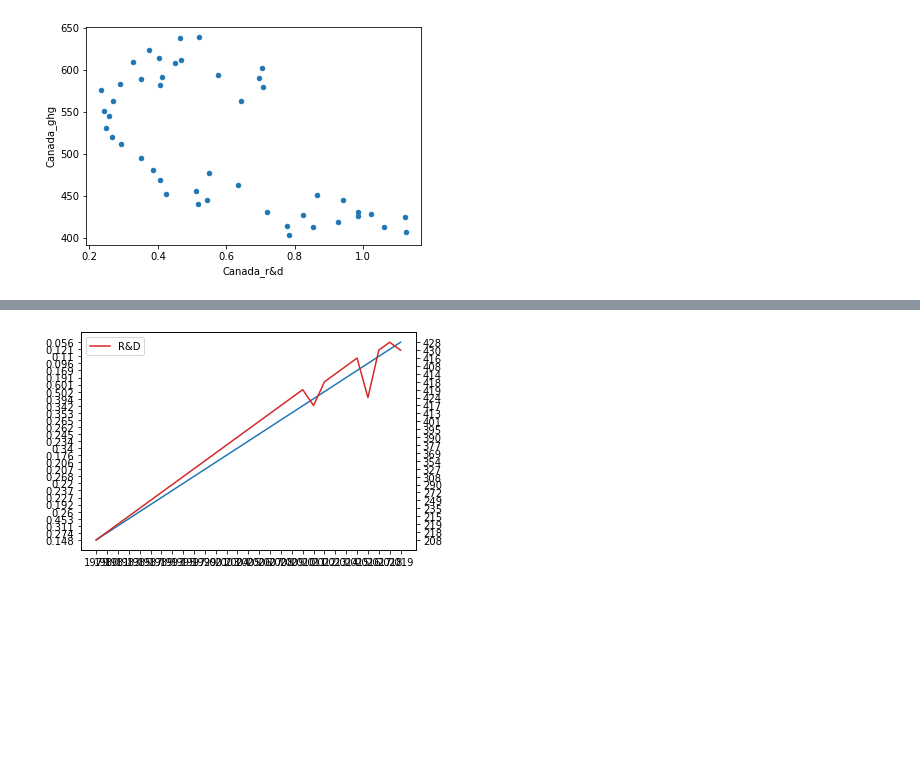
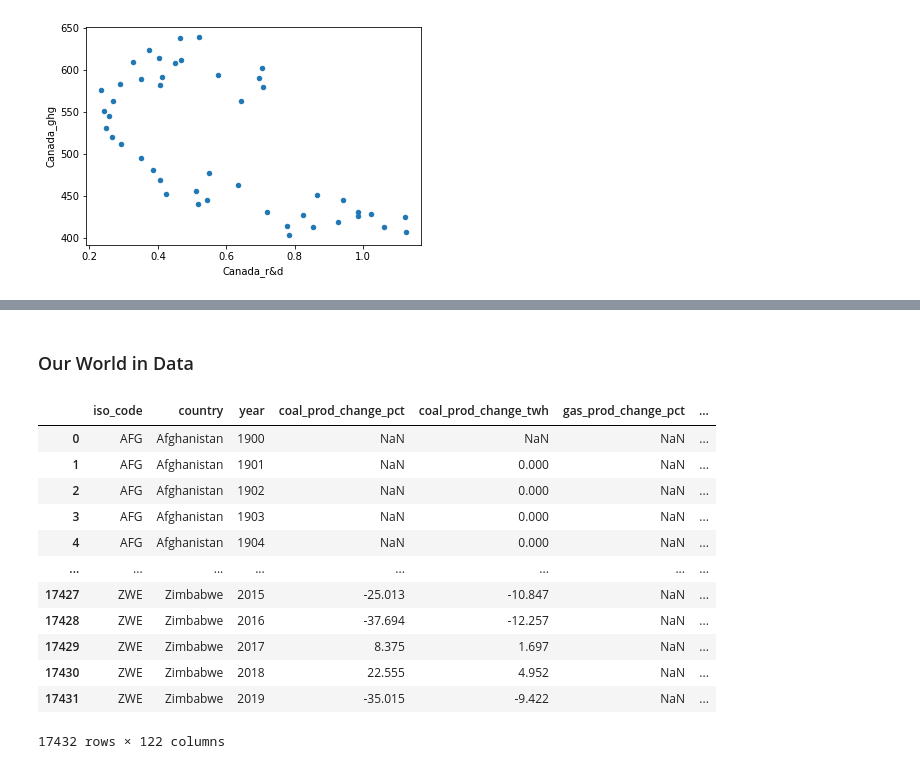
Before and after one commit to Adam-Omarali/BDC-Energy, a Jupyter notebook: InvestmentGHG.ipynb, the cells around one changed output, grey strips where cells are left out. Saved outputs shown, nothing was run; the diff lists cells and outputs as text; code cells hidden in the pictures; blank space fills up the shorter version.

```diff
--- a/InvestmentGHG.ipynb
+++ b/InvestmentGHG.ipynb
@@ -181,13 +156,19 @@ df.plot()
-# %%
-fig, ax1 = plt.subplots()
-
-ax1.plot(year_list, rd_list)
-
-ax2 = ax1.twinx()
-ax2.plot(year_list, ghg_list, color='tab:red')
-
-plt.legend(["R&D", "GHG"])
-
-plt.show()
-# %% [output]
-[figure, removed]
+# %% [markdown]
+<h3>Our World in Data</h3>
+# %%
+owid = pd.read_csv("Macro/owid-energy-data.csv")
+owid
+# %% [output]
+|  | iso_code | country | year | coal_prod_change_pct | coal_prod_change_twh | gas_prod_change_pct | ... |
+| 0 | AFG | Afghanistan | 1900 | NaN | NaN | NaN | ... |
+| 1 | AFG | Afghanistan | 1901 | NaN | 0.000 | NaN | ... |
+| 2 | AFG | Afghanistan | 1902 | NaN | 0.000 | NaN | ... |
+| 3 | AFG | Afghanistan | 1903 | NaN | 0.000 | NaN | ... |
+| 4 | AFG | Afghanistan | 1904 | NaN | 0.000 | NaN | ... |
+| ... | ... | ... | ... | ... | ... | ... | ... |
+| 17427 | ZWE | Zimbabwe | 2015 | -25.013 | -10.847 | NaN | ... |
+| 17428 | ZWE | Zimbabwe | 2016 | -37.694 | -12.257 | NaN | ... |
+| 17429 | ZWE | Zimbabwe | 2017 | 8.375 | 1.697 | NaN | ... |
+| 17430 | ZWE | Zimbabwe | 2018 | 22.555 | 4.952 | NaN | ... |
+| 17431 | ZWE | Zimbabwe | 2019 | -35.015 | -9.422 | NaN | ... |
+17432 rows × 122 columns
```
Also changed, not shown: parts of 5 cells of this notebook.
